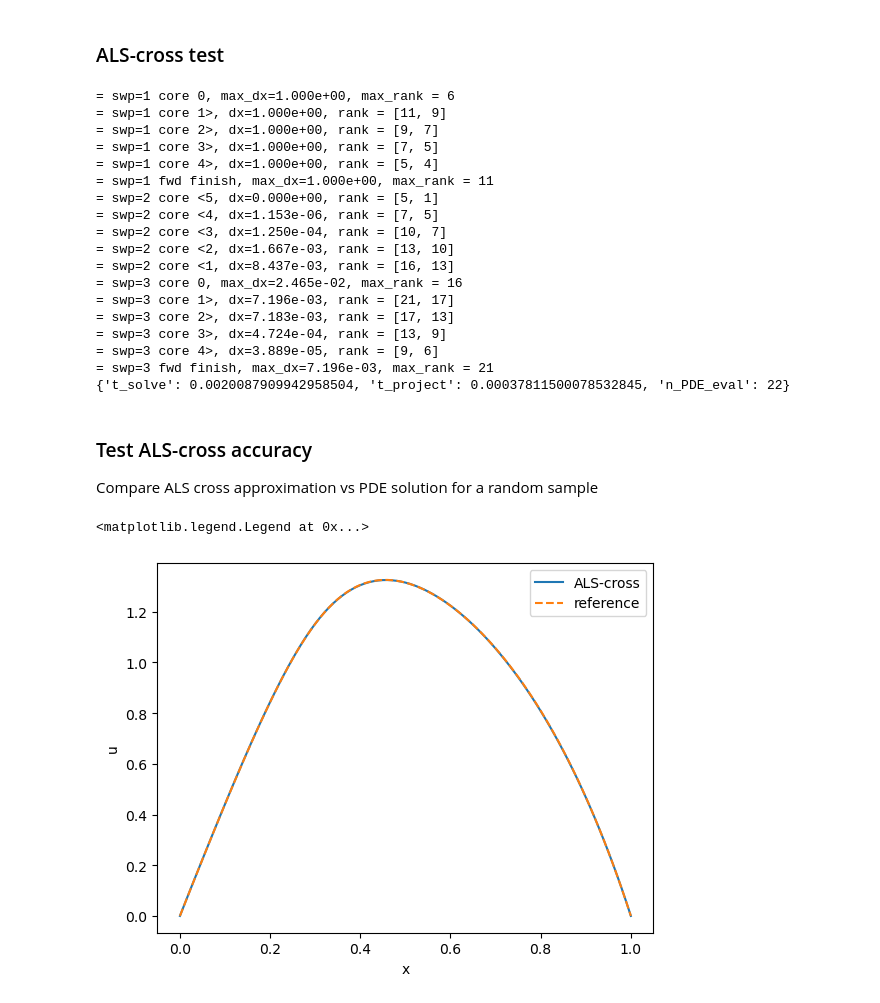
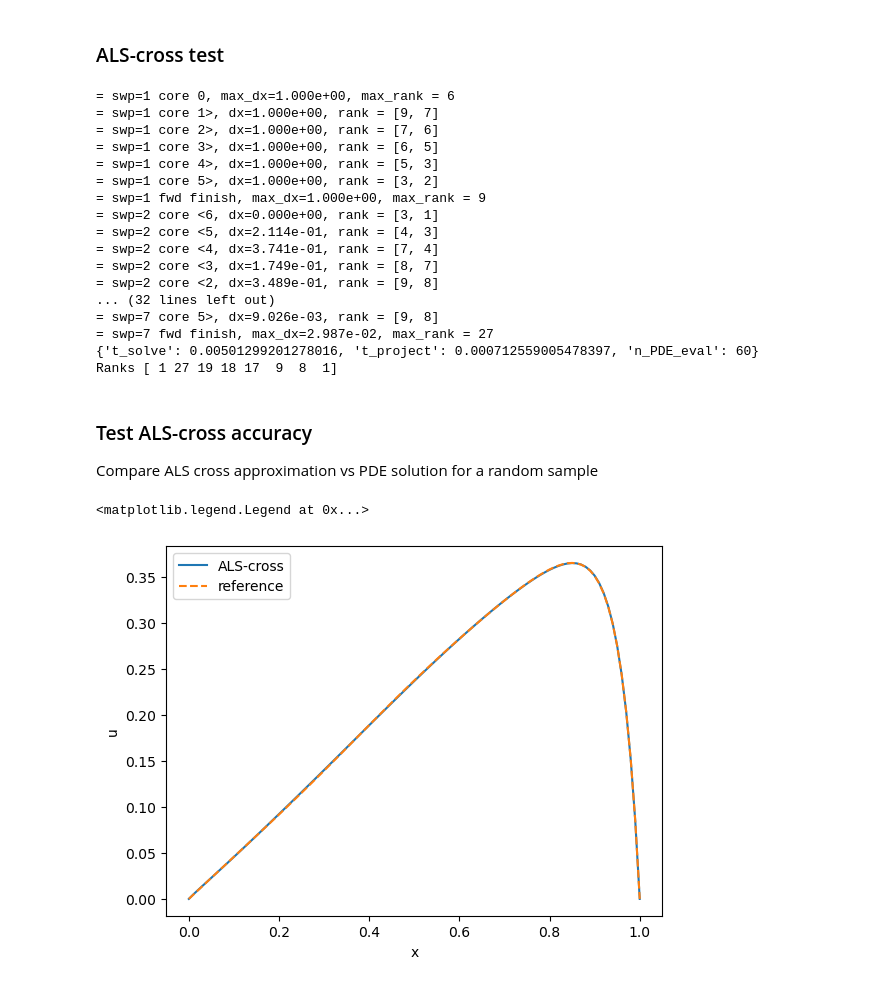
Before and after one commit to huberbenno/TT-IRT, a Jupyter notebook: python/als_cross_rework/test.ipynb, the cells around one changed output. Saved outputs shown, nothing was run; the diff lists cells and outputs as text; code cells hidden in the pictures.

```diff
--- a/python/als_cross_rework/test.ipynb
+++ b/python/als_cross_rework/test.ipynb
@@ -156,9 +183,13 @@ Coefficient dims:  [100  10  10  10  10  10]
 Compare TT approx of coefficient $A$ vs the true coefficient $A$ for the random parameter sample from above
 # %%
 # eval TT-approx of coeff
+y = rng.integers(0, Ny, n_a_param)
 C_eval = np.empty(Nx)
 for i in range(Nx):
-  C_eval[i] = C[np.concatenate((np.array([i]), y))]
+  C_eval[i] = C_a[np.concatenate([[i , 0], y])]
+
+X = np.hstack([np.arange(Nx).reshape((-1,1)), np.zeros((Nx,1)), np.tile(y, [Nx,1])])
+C_true = cfun(X)
 
 fig, ax = plt.subplots()
 
@@ -174,5 +205,13 @@ ax.legend()
 # %%
-# helper tensor that is filled with ones
+cores = [np.ones((1,1,1))]
+for i in range(n_param-1):
+  cores += [np.ones((1,Ny,1))]
+
+cores += [np.linspace(v_min,v_max, Ny).reshape(1,-1,1)]
+
+C_v = tt.vector.from_list(cores)
+
+# helper tensor that is constant 1
 cores = [np.ones((1,1,1))]
 for i in range(n_param):
   cores += [np.ones((1,Ny,1))]
@@ -184,62 +223,65 @@ C_const = tt.vector.from_list(cores)
 from als_cross import als_cross
 
 test = als_cross(
-  [C, C_const],
+  [C_a, C_v, C_const],
   PDE_fun,
   1e-8,
-  kickrank=5
+  # random_init=5,
+  kickrank=3
   )
 
-test.iterate(3)
+test.iterate(7)
+print(test.get_stats())
 
-print(test.get_stats())
+u = test.get_tensor()
+
+print('Ranks', u.r)
 # %% [output]
 = swp=1 core 0, max_dx=1.000e+00, max_rank = 6
-= swp=1 core 1>, dx=1.000e+00, rank = [11, 9]
-= swp=1 core 2>, dx=1.000e+00, rank = [9, 7]
-= swp=1 core 3>, dx=1.000e+00, rank = [7, 5]
-= swp=1 core 4>, dx=1.000e+00, rank = [5, 4]
-= swp=1 fwd finish, max_dx=1.000e+00, max_rank = 11
-= swp=2 core <5, dx=0.000e+00, rank = [5, 1]
-= swp=2 core <4, dx=1.153e-06, rank = [7, 5]
-= swp=2 core <3, dx=1.250e-04, rank = [10, 7]
-= swp=2 core <2, dx=1.667e-03, rank = [13, 10]
-= swp=2 core <1, dx=8.437e-03, rank = [16, 13]
-= swp=3 core 0, max_dx=2.465e-02, max_rank = 16
-= swp=3 core 1>, dx=7.196e-03, rank = [21, 17]
-= swp=3 core 2>, dx=7.183e-03, rank = [17, 13]
-= swp=3 core 3>, dx=4.724e-04, rank = [13, 9]
-= swp=3 core 4>, dx=3.889e-05, rank = [9, 6]
-= swp=3 fwd finish, max_dx=7.196e-03, max_rank = 21
-{'t_solve': 0.0020087909942958504, 't_project': 0.00037811500078532845, 'n_PDE_eval': 22}
+= swp=1 core 1>, dx=1.000e+00, rank = [9, 7]
+= swp=1 core 2>, dx=1.000e+00, rank = [7, 6]
+= swp=1 core 3>, dx=1.000e+00, rank = [6, 5]
+= swp=1 core 4>, dx=1.000e+00, rank = [5, 3]
+= swp=1 core 5>, dx=1.000e+00, rank = [3, 2]
+= swp=1 fwd finish, max_dx=1.000e+00, max_rank = 9
+= swp=2 core <6, dx=0.000e+00, rank = [3, 1]
+= swp=2 core <5, dx=2.114e-01, rank = [4, 3]
+= swp=2 core <4, dx=3.741e-01, rank = [7, 4]
+= swp=2 core <3, dx=1.749e-01, rank = [8, 7]
+= swp=2 core <2, dx=3.489e-01, rank = [9, 8]
+... (32 lines left out)
+= swp=7 core 5>, dx=9.026e-03, rank = [9, 8]
+= swp=7 fwd finish, max_dx=2.987e-02, max_rank = 27
+{'t_solve': 0.00501299201278016, 't_project': 0.000712559005478397, 'n_PDE_eval': 60}
+Ranks [ 1 27 19 18 17  9  8  1]
 # %% [markdown]
 ### Test ALS-cross accuracy
 
 Compare ALS cross approximation vs PDE solution for a random sample
 # %%
 # get random parameter
-y = np.random.randint(0,Ny, n_param)
+y = rng.integers(0, Ny, n_param)
 X = np.hstack([np.arange(100).reshape((-1,1)), np.tile(y, [100,1])])
 
-C_true = cfun(X) # compute true coeff
+C_a_true = cfun(X) # compute true coeff
+v_true = np.linspace(v_min,v_max,Ny)[y[-1]]
 
-U = PDE_fun.solve([C_true.reshape(1,-1,1), np.zeros((1,1,1))]) # solve PDE
+U = PDE_fun.solve([C_a_true.reshape(1,-1,1), v_true * np.ones((1,1,1)), np.zeros((1,1,1))]) # solve PDE
 U = np.ravel(U)
 
 # eval ALS-cross
-u = test.get_tensor()
 U_eval = np.empty(u.n[0])
 for i in range(u.n[0]):
-  U_eval[i] = u[np.concatenate((np.array([i]), y))]
+  U_eval[i] = u[np.concatenate(([i], y))]
 
 fig, ax = plt.subplots()
 
 x = np.arange(0, Nx+1) / Nx
 ax.plot(x, U_eval, label='ALS-cross')
 ax.plot(x, U, ls='dashed', label='reference')
 ax.set_xlabel('x')
 ax.set_ylabel('u')
 ax.legend()
 # %% [output]
 <matplotlib.legend.Legend at 0x...>
-[figure, old version]
+[figure, new version]
```
Also changed, not shown: parts of 4 cells of this notebook.
